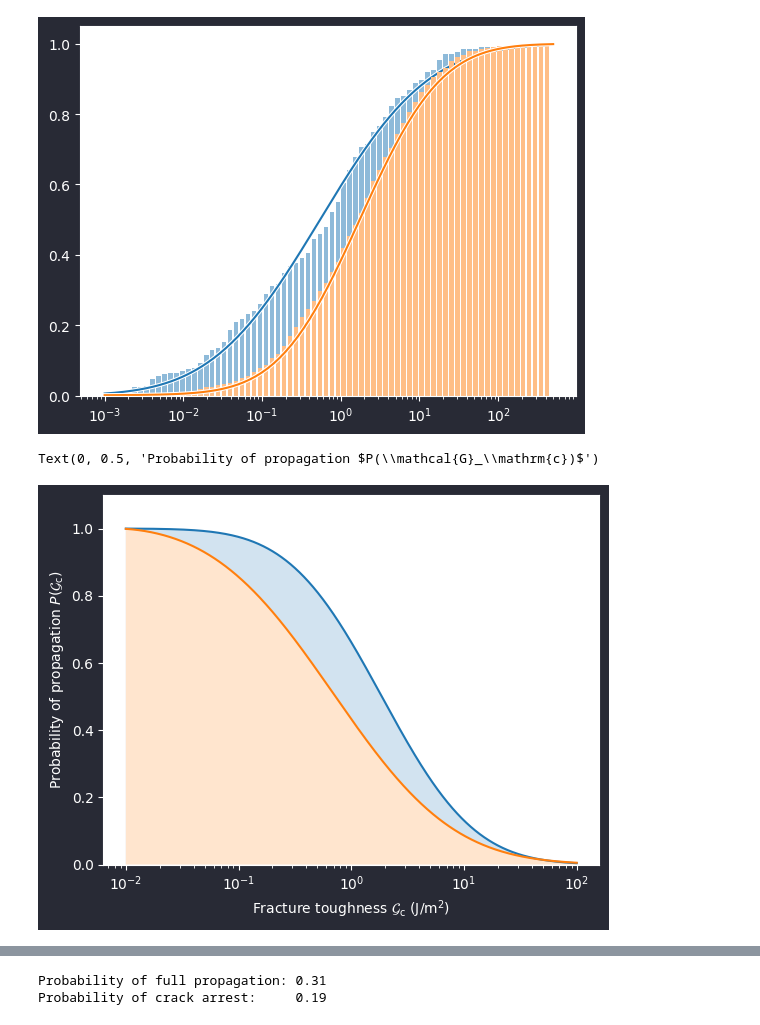
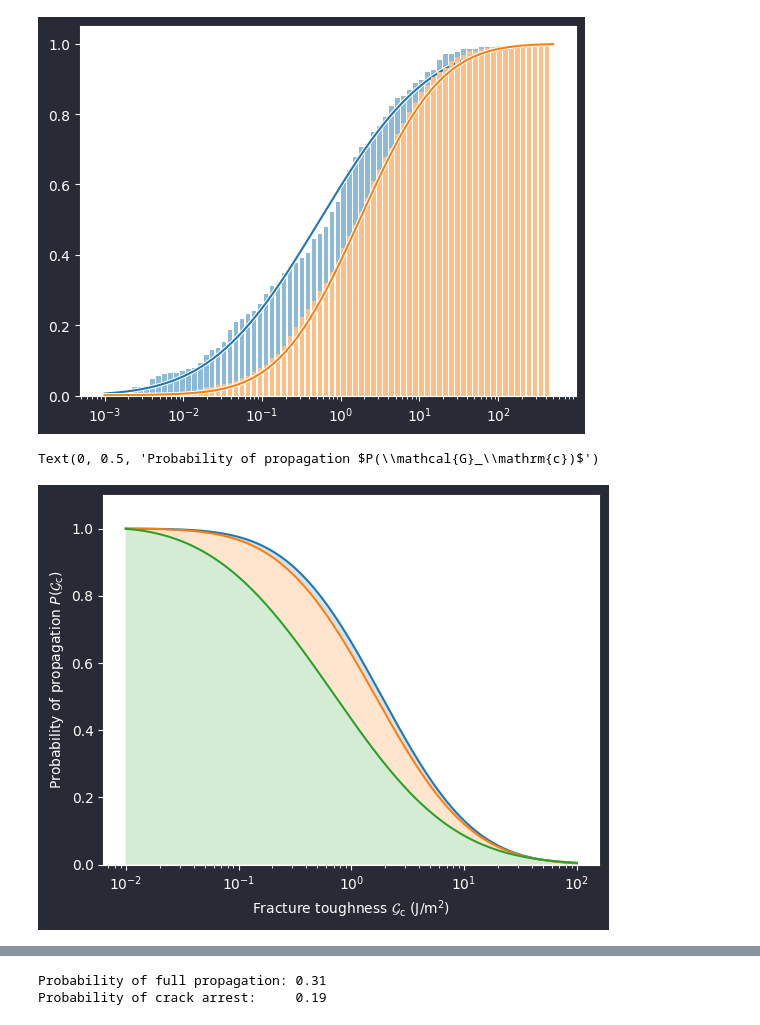
Before and after one commit to 2phi/oracle, a Jupyter notebook: analysis.ipynb, the cells around one changed output, grey strips where cells are left out. Drawn from its saved outputs; the diff is of its cells as text; code cells hidden in the pictures.

```diff
--- a/analysis.ipynb
+++ b/analysis.ipynb
@@ -154,7 +155,7 @@ print(df_va_end.shape[0], 'full propagation results')
 ### Concatenate the dataframes
 # %%
 # Concatenate the dataframes
-use = ['incline', 'Gc', 'D11']
+use = ['Gc', 'D11']
 df_end = pd.concat(
     [
         # df_va_end[use],
@@ -176,3 +177,15 @@ print(df_arr.shape[0], 'crack arrest results')
 # %% [output]
 1821 full propagation results
 216 crack arrest results
+# %%
+df_all = pd.concat(
+    [
+        df_va_end['Gc'],
+        df_vh_end['Gc'],
+        df_sp_end['Gc'],
+        df_vh_arr['Gc'],
+        df_sp_arr['Gc'],
+    ]
+)
+
+print(df_all.shape[0], 'total PSTs')
@@ -179,2 +194,22 @@ print(df_arr.shape[0], 'crack arrest results')
 # %% [markdown]
 ### Find best fitting distribution
+# %%
+from fitter import Fitter, get_common_distributions
+from IPython.utils import io
+
+# Create a Fitter instance, specify the data and the distributions you want to fit
+distributions = get_common_distributions()
+fitter_Gc_end = Fitter(df_end['Gc'], distributions=distributions)
+fitter_Gc_arr = Fitter(df_arr['Gc'], distributions=distributions)
+fitter_Gc_all = Fitter(df_all, distributions=distributions)
+
+# Suppress all output during the fit process
+with io.capture_output() as captured:
+    fitter_Gc_end.fit()
+    fitter_Gc_arr.fit()
+    fitter_Gc_all.fit()
+
+# Summarize the results
+display(fitter_Gc_end.summary(Nbest=3, plot=False))
+display(fitter_Gc_arr.summary(Nbest=3, plot=False))
+display(fitter_Gc_all.summary(Nbest=3, plot=False))
@@ -290,38 +336,44 @@ def probability(x, s, loc, scale):
 
 gc_end_params = fitter_Gc_end.fitted_param['lognorm']
 gc_arr_params = fitter_Gc_arr.fitted_param['lognorm']
+gc_all_params = fitter_Gc_all.fitted_param['lognorm']
 
 d11_end_params = fitter_d11_end.fitted_param['lognorm']
 d11_arr_params = fitter_d11_arr.fitted_param['lognorm']
 # %%
 import numpy as np
 
 xmin = 1e-2
 xmax = 100
 log = True
 
 if log:
     x = np.logspace(np.log10(xmin), np.log10(xmax), 1000)
 else:
     x = np.linspace(xmin, xmax, 1000)
 
 # Plot background fills
 plt.fill_between(x, probability(x, *gc_end_params), alpha=.2)
+plt.fill_between(x, probability(x, *gc_all_params), color='w')
+plt.fill_between(x, probability(x, *gc_all_params), alpha=.2)
 plt.fill_between(x, probability(x, *gc_arr_params), color='w')
 plt.fill_between(x, probability(x, *gc_arr_params), alpha=.2)
 
 # Plot lines
-plt.plot(x, probability(x, *gc_end_params))
-plt.plot(x, probability(x, *gc_arr_params))
+plt.plot(x, probability(x, *gc_end_params), label='end')
+plt.plot(x, probability(x, *gc_all_params), label='all')
+plt.plot(x, probability(x, *gc_arr_params), label='arr')
 
 # Set limits and scaling
 plt.ylim(0, 1.1)
 if log:
     plt.xscale('log')
 
 # Annotate plot
 plt.xlabel(r'Fracture toughness $\mathcal{G}_\mathrm{c}$ (J/m$^2$)')
 plt.ylabel(r'Probability of propagation $P(\mathcal{G}_\mathrm{c})$')
+
+# plt.legend()
 # %% [output]
 Text(0, 0.5, 'Probability of propagation $P(\\mathcal{G}_\\mathrm{c})$')
-[figure, old version]
+[figure, new version]
```
Also changed, not shown: parts of 12 cells of this notebook.
